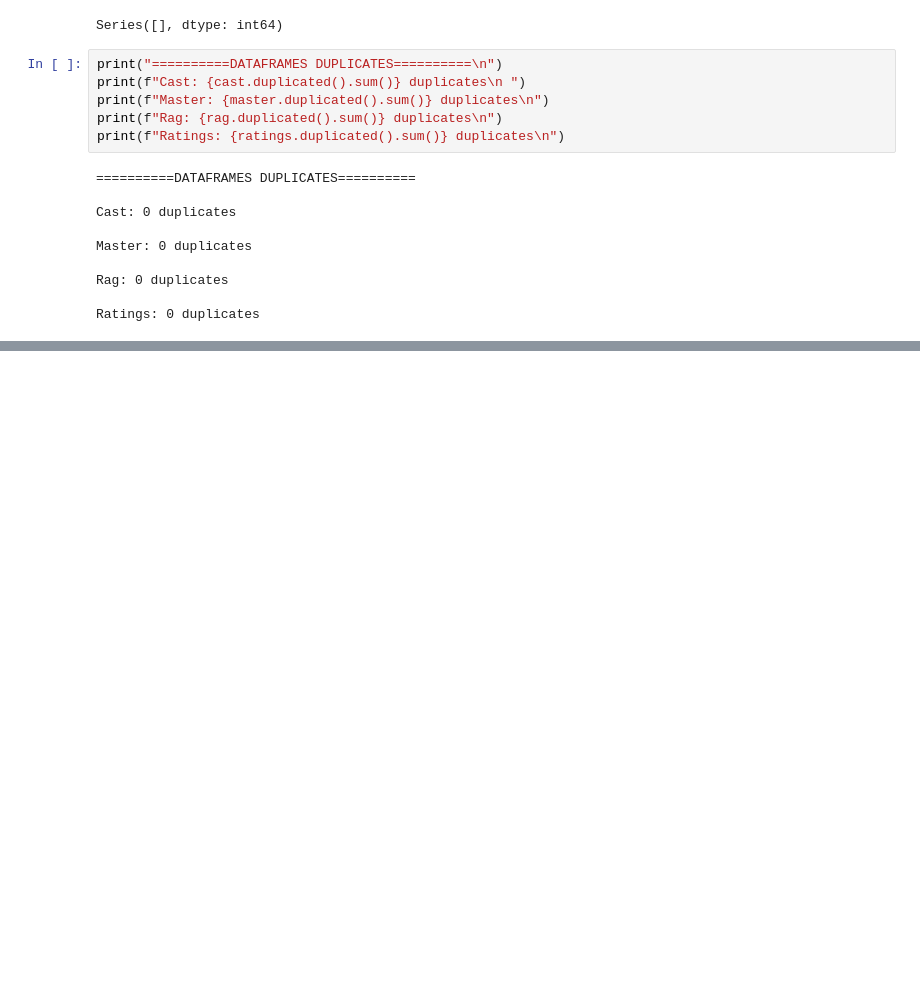
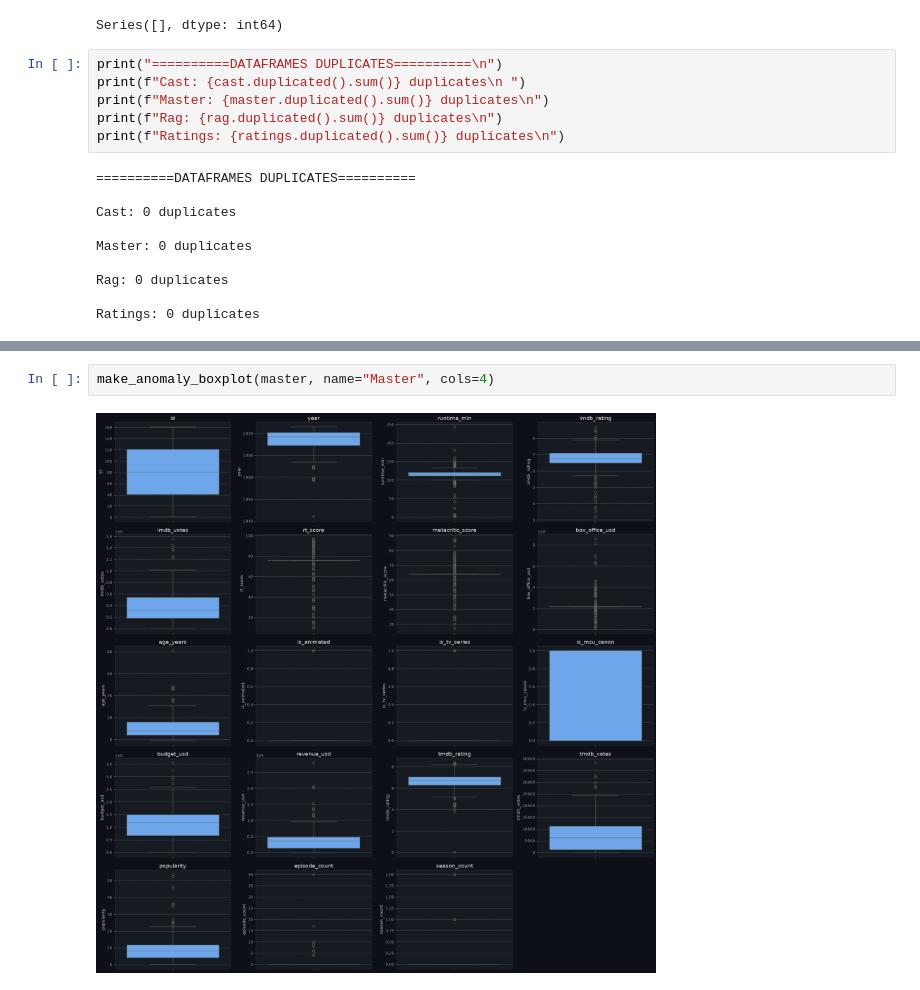
Before and after one commit to Chumus2/MCU-Canon-Classifier, a Jupyter notebook: machine-learning/notebooks/EDA.ipynb, the cells around one changed output, grey strips where cells are left out. Saved outputs shown, nothing was run; the diff lists cells and outputs as text; blank space fills up the shorter version.

```diff
--- a/machine-learning/notebooks/EDA.ipynb
+++ b/machine-learning/notebooks/EDA.ipynb
@@ -333,0 +391,4 @@ Ratings: 0 duplicates
+# %%
+make_anomaly_boxplot(master, name="Master", cols=4)
+# %% [output]
+[figure, added]
```
Also changed, not shown: parts of 5 cells of this notebook.
